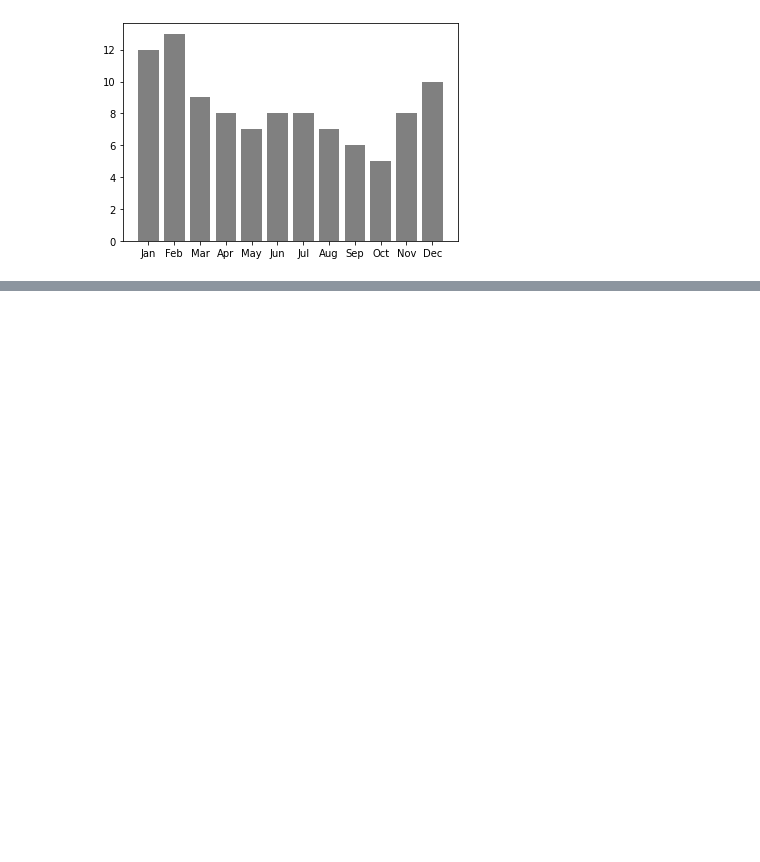
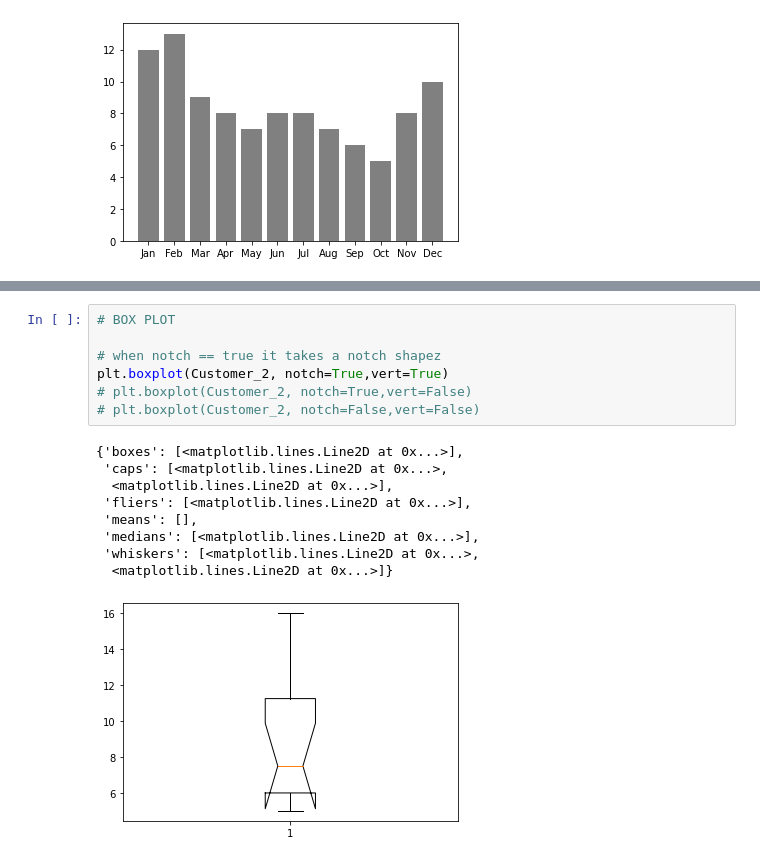
Before and after one commit to CodeAbsolute/machine_learning-data_science, a Jupyter notebook: Matplotlib.ipynb, the cells around one changed output, grey strips where cells are left out. Saved outputs shown, nothing was run; the diff lists cells and outputs as text; blank space fills up the shorter version.

```diff
--- a/Matplotlib.ipynb
+++ b/Matplotlib.ipynb
@@ -94,0 +125,17 @@ plt.show()
+# %%
+# BOX PLOT
+
+# when notch == true it takes a notch shapez
+plt.boxplot(Customer_2, notch=True,vert=True)
+# plt.boxplot(Customer_2, notch=True,vert=False)
+# plt.boxplot(Customer_2, notch=False,vert=False)
+# %% [output]
+{'boxes': [<matplotlib.lines.Line2D at 0x...>],
+ 'caps': [<matplotlib.lines.Line2D at 0x...>,
+  <matplotlib.lines.Line2D at 0x...>],
+ 'fliers': [<matplotlib.lines.Line2D at 0x...>],
+ 'means': [],
+ 'medians': [<matplotlib.lines.Line2D at 0x...>],
+ 'whiskers': [<matplotlib.lines.Line2D at 0x...>,
+  <matplotlib.lines.Line2D at 0x...>]}
+[figure, added]
```
Also changed, not shown: parts of 3 cells of this notebook.
